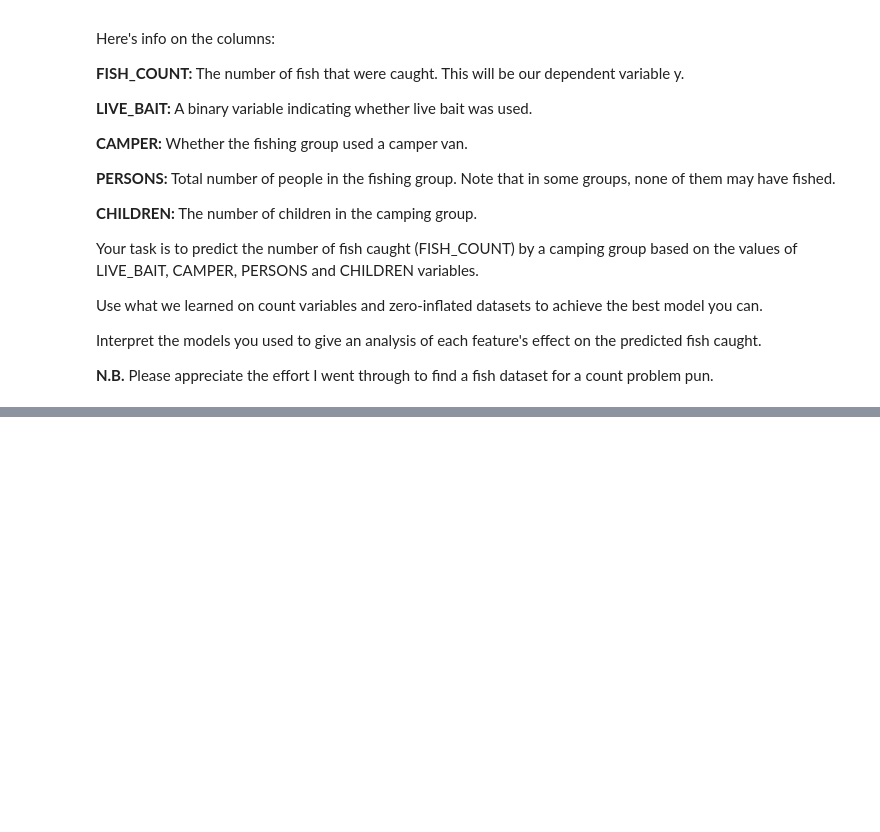
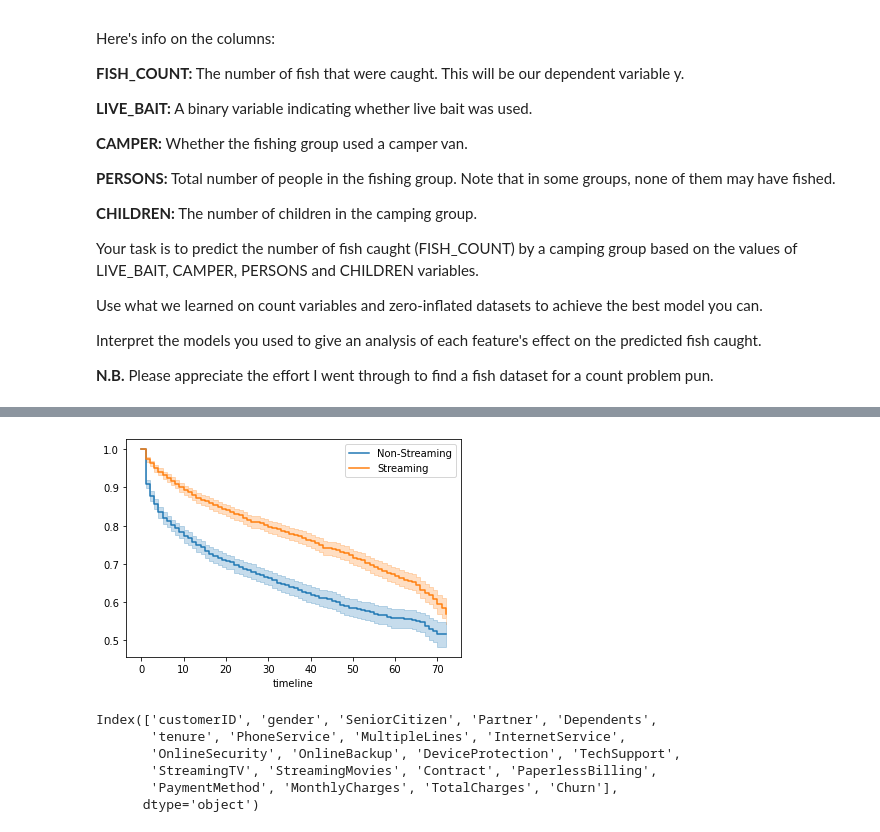
Before and after one commit to cb-ds-1/3-7-glm, a Jupyter notebook: workshop.ipynb, the cells around one changed output, grey strips where cells are left out. Drawn from its saved outputs; the diff is of its cells as text; code cells hidden in the pictures; blank space fills up the shorter version.

```diff
--- a/workshop.ipynb
+++ b/workshop.ipynb
@@ -93,3 +288,50 @@ The `Tenure` column is how long the customer lasted. Make the survival curve for
 **5.2 Survival Regression**
 
 Use either lifelines or statsmodels to implement a survival regression model predicting tenure. Don't forget to use the churn column as the event column.
+# %%
+from lifelines import KaplanMeierFitter
+
+data_url = 'data/telco_churn.csv'
+dataframe = pd.read_csv(data_url)
+df = dataframe
+
+# group: Steaming TV
+# event: churn
+# time: tenure
+# for 5.2: CoxPHFitter
+
+# cleaning
+df = df[df['StreamingTV'] != 'No internet service'].copy()
+df.loc[(df.StreamingTV == ('No')),'StreamingTV'] = 0
+df.loc[(df.StreamingTV == ('Yes')),'StreamingTV'] = 1
+df['StreamingTV'] = df['StreamingTV'].astype(int)
+
+df.loc[(df.Churn == ('No')),'Churn'] = 0
+df.loc[(df.Churn == ('Yes')),'Churn'] = 1
+df['Churn'] = df['Churn'].astype(int)
+
+# data engineering
+Time = df['tenure']
+Event = df['Churn']
+# bool mask/filter for Streaming/Non-Streaming
+STV = (df['StreamingTV'] == 1).astype(bool)
+
+# visualization
+kmf = KaplanMeierFitter()
+kmf.fit(Time[~STV], Event[~STV], label='Non-Streaming')
+# ~STV == Non-Streaming
+ax = kmf.plot_survival_function()
+
+kmf.fit(Time[STV], Event[STV], label='Streaming')
+ax = kmf.plot_survival_function(ax=ax)
+# %% [output]
+[figure, added]
+# %%
+df.columns
+# %% [output]
+Index(['customerID', 'gender', 'SeniorCitizen', 'Partner', 'Dependents',
+       'tenure', 'PhoneService', 'MultipleLines', 'InternetService',
+       'OnlineSecurity', 'OnlineBackup', 'DeviceProtection', 'TechSupport',
+       'StreamingTV', 'StreamingMovies', 'Contract', 'PaperlessBilling',
+       'PaymentMethod', 'MonthlyCharges', 'TotalCharges', 'Churn'],
+      dtype='object')
```
Also changed, not shown: parts of 13 cells of this notebook.
